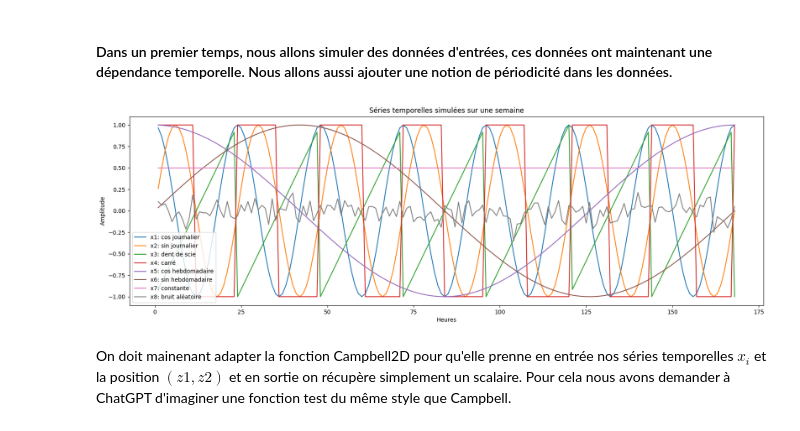
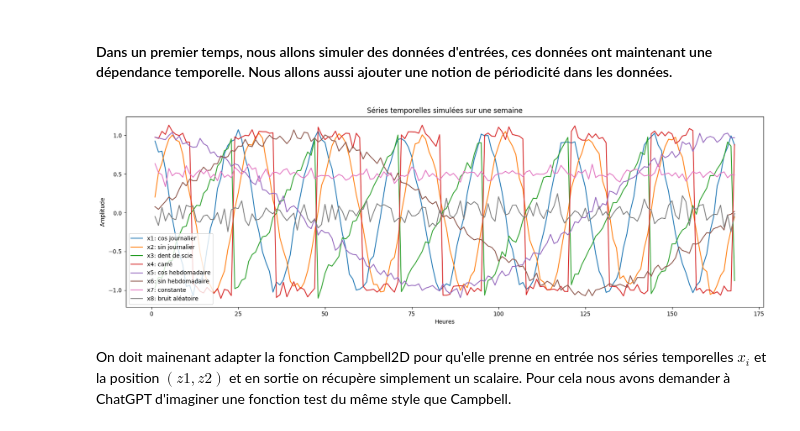
Before and after one commit to Viictordvd/Vigilance-Vagues-Submersion, a Jupyter notebook: Time_Campbell.ipynb, the cells around one changed output. Drawn from its saved outputs; the diff is of its cells as text; code cells hidden in the pictures.

```diff
--- a/Time_Campbell.ipynb
+++ b/Time_Campbell.ipynb
@@ -13,33 +19,36 @@ import methods
 # %%
 T=7*24                  #On regarde sur une semaine, avec pour pas de temps une heure.
 t=np.linspace(1,T,T)    #t=[1,2,...,168]
 
-x1 = np.cos(2*np.pi*t/24)                # cosinus journalier
-x2 = np.sin(2*np.pi*t/24)                # sinus journalier
-x3 = signal.sawtooth(2*np.pi*t/24)       # dent de scie quotidienne
-x4 = signal.square(2*np.pi*t/24)         # signal carré quotidien
-x5 = np.cos(2*np.pi*t/(24*7))            # cosinus hebdomadaire
-x6 = np.sin(2*np.pi*t/(24*7))            # sinus hebdomadaire
-x7 = np.ones_like(t)*0.5                 # constante
-x8 = 0.1*np.random.randn(T)              # bruit aléatoire (petite amplitude)
+#On crée différentes séries temporelles simulées que l'on vient bruiter légèrement
+eps = 0.05               # amplitude du bruit
+
+x1 = np.cos(2*np.pi*t/24)           + eps*np.random.randn(T)     # cosinus journalier
+x2 = np.sin(2*np.pi*t/24)           + eps*np.random.randn(T)     # sinus journalier
+x3 = signal.sawtooth(2*np.pi*t/24)  + eps*np.random.randn(T)     # dent de scie quotidienne
+x4 = signal.square(2*np.pi*t/24)    + eps*np.random.randn(T)     # signal carré quotidien
+x5 = np.cos(2*np.pi*t/(24*7))       + eps*np.random.randn(T)     # cosinus hebdomadaire
+x6 = np.sin(2*np.pi*t/(24*7))       + eps*np.random.randn(T)     # sinus hebdomadaire
+x7 = np.ones_like(t)*0.5            + eps*np.random.randn(T)     # constante
+x8 = 0.1*np.random.randn(T)                                      # bruit aléatoire (petite amplitude)
 
 # Plot
 plt.figure(figsize=(20,6))
 plt.plot(t, x1, label='x1: cos journalier')
 plt.plot(t, x2, label='x2: sin journalier')
 plt.plot(t, x3, label='x3: dent de scie')
 plt.plot(t, x4, label='x4: carré')
 plt.plot(t, x5, label='x5: cos hebdomadaire')
 plt.plot(t, x6, label='x6: sin hebdomadaire')
 plt.plot(t, x7, label='x7: constante')
 plt.plot(t, x8, label='x8: bruit aléatoire')
 plt.xlabel('Heures')
 plt.ylabel('Amplitude')
 plt.title('Séries temporelles simulées sur une semaine')
 plt.legend()
 plt.show()
 # %% [output]
-[figure, old version]
+[figure, new version]
 # %% [markdown]
 On doit mainenant adapter la fonction Campbell2D pour qu'elle prenne en entrée nos séries temporelles $x_i$ et la position $(z1,z2)$ et en sortie on récupère simplement un scalaire.
 Pour cela nous avons demander à ChatGPT d'imaginer une fonction test du même style que Campbell.
```
Also changed, not shown: parts of 5 cells of this notebook.
